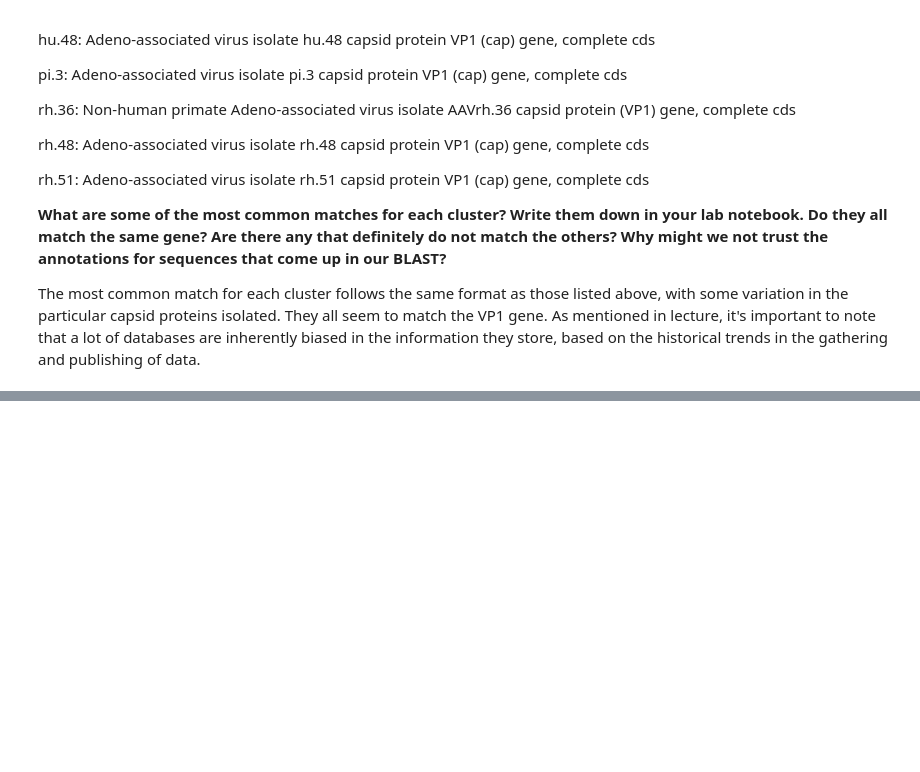
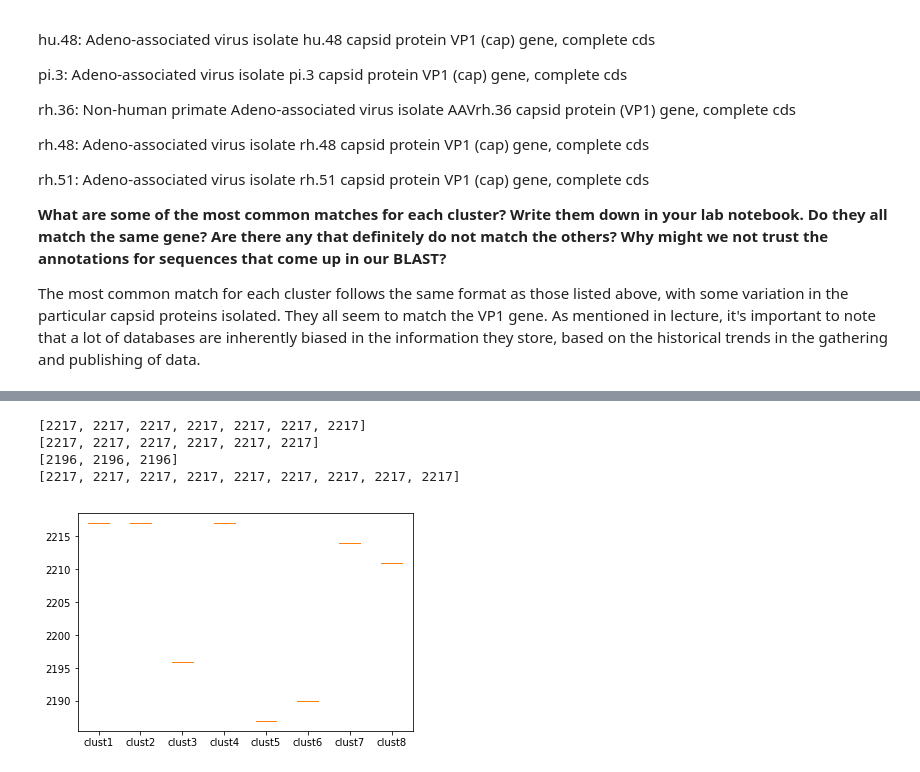
Before and after one commit to paulameena/fa18-BioE131, a Jupyter notebook: lab02.ipynb, the cells around one changed output, grey strips where cells are left out. Cells and saved outputs as stored; diff of their text form; code cells hidden in the pictures; blank space fills up the shorter version.

```diff
--- a/lab02.ipynb
+++ b/lab02.ipynb
@@ -316,0 +325,42 @@ plt.bar(height= gc8, x= xvals8, bottom = 1)
+# %%
+from Bio import SeqIO
+from Bio.Align import MultipleSeqAlignment
+from Bio.SeqRecord import SeqRecord
+from Bio import Phylo
+from io import StringIO
+import matplotlib.pyplot as plt
+import matplotlib as mpl
+import numpy as np
+import pandas as pd
+%matplotlib inline
+
+def findlengths(cluster):
+    i = 0
+    lens =[]
+    while i < len(cluster):
+        lens.append(len(cluster[i]))
+        i +=1
+    return lens
+
+len1=findlengths(cluster1seqs)
+len2 = findlengths(cluster2seqs)
+len3=findlengths(cluster3seqs)
+len4=findlengths(cluster4seqs)
+len5=findlengths(cluster5seqs)
+len6=findlengths(cluster6seqs)
+len7=findlengths(cluster7seqs)
+len8=findlengths(cluster8seqs)
+
+print(len1)
+print(len2)
+print(len3)
+print(len4)
+datatoplot= [len1,len2,len3,len4,len5,len6,len7,len8]
+
+fig9 = plt.boxplot(x=datatoplot, labels = ["clust1", "clust2", "clust3", "clust4", "clust5", "clust6", "clust7", "clust8"])
+# %% [output]
+[2217, 2217, 2217, 2217, 2217, 2217, 2217]
+[2217, 2217, 2217, 2217, 2217, 2217]
+[2196, 2196, 2196]
+[2217, 2217, 2217, 2217, 2217, 2217, 2217, 2217, 2217]
+[figure, added]
```
Also changed, not shown: parts of 8 cells of this notebook.
